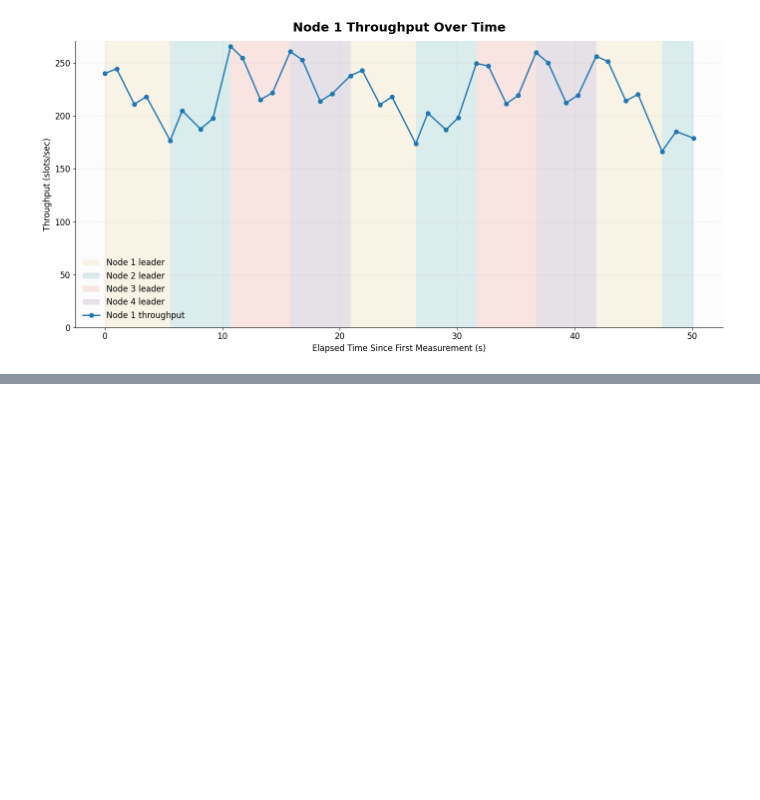
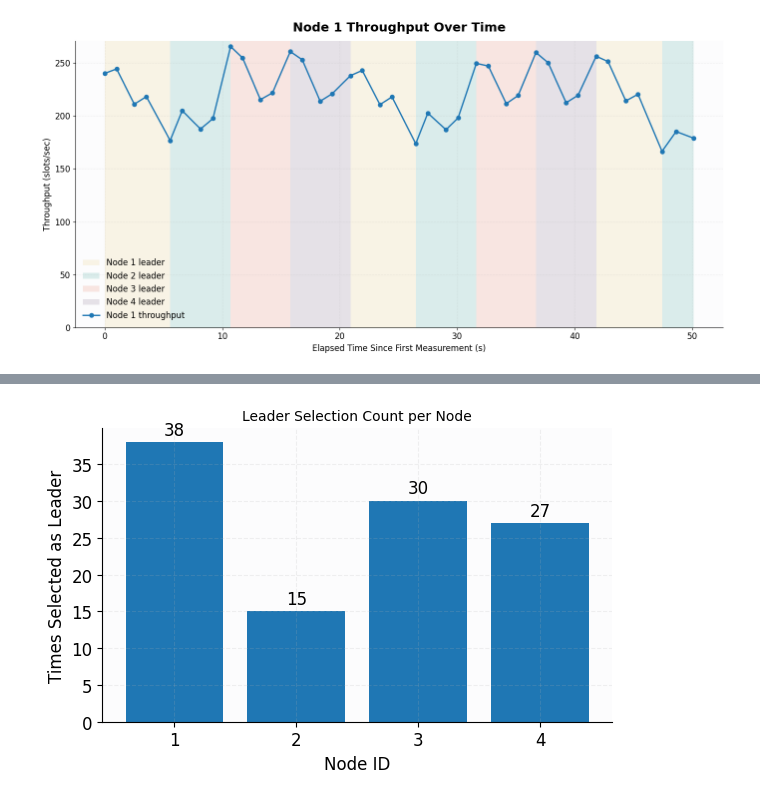
Before and after one commit to Michael112233/pbft, a Jupyter notebook: plot_tps_series.ipynb, the cells around one changed output, grey strips where cells are left out. Saved outputs shown, nothing was run; the diff lists cells and outputs as text; code cells hidden in the pictures; blank space fills up the shorter version.

```diff
--- a/plot_tps_series.ipynb
+++ b/plot_tps_series.ipynb
@@ -208,0 +213,30 @@ output_path.resolve()
+# %%
+import matplotlib.pyplot as plt
+
+leader_counts = {
+    1: 38,
+    2: 15,
+    3: 30,
+    4: 27,
+}
+# 1,42; 2,6; 3,28; 4,23
+
+nodes = list(leader_counts.keys())
+counts = list(leader_counts.values())
+
+plt.figure(figsize=(6, 4))
+plt.bar(nodes, counts)
+
+plt.title("Leader Selection Count per Node", fontsize=10)
+plt.xlabel("Node ID")
+plt.ylabel("Times Selected as Leader")
+plt.xticks(nodes)
+plt.ylim(bottom=0)
+
+for node, count in zip(nodes, counts):
+    plt.text(node, count + 0.5, str(count), ha="center", va="bottom")
+
+plt.tight_layout()
+plt.show()
+# %% [output]
+[figure, added]
```
Also changed, not shown: parts of 3 cells of this notebook, 13 other files.
